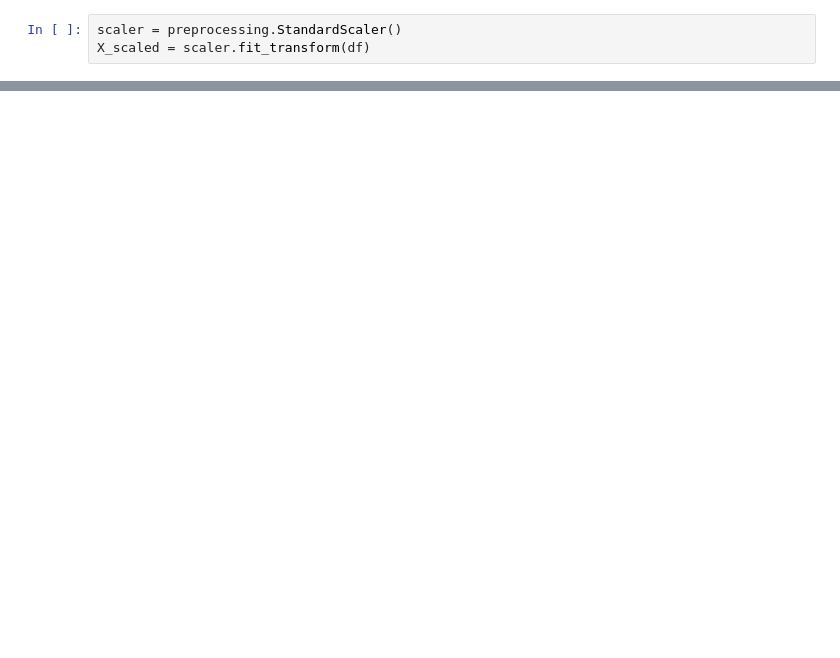
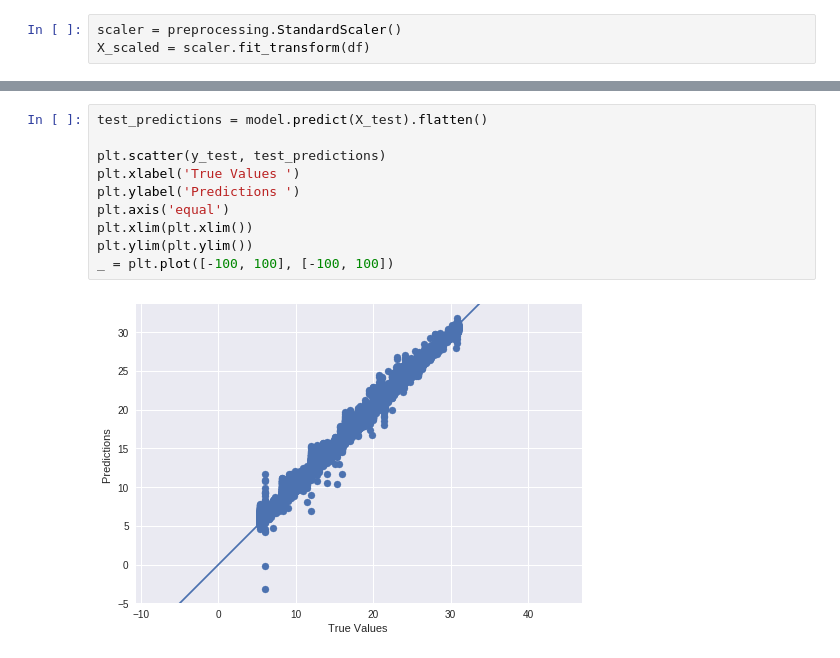
Before and after one commit to shripal7/SmartLending, a Jupyter notebook: src/tensorflow/neural_network.ipynb, the cells around one changed output, grey strips where cells are left out. Cells and saved outputs as stored; diff of their text form; blank space fills up the shorter version.

```diff
--- a/src/tensorflow/neural_network.ipynb
+++ b/src/tensorflow/neural_network.ipynb
@@ -149,0 +146,12 @@ history = model.fit(X_train, y_train, epochs=EPOCHS,
+# %%
+test_predictions = model.predict(X_test).flatten()
+
+plt.scatter(y_test, test_predictions)
+plt.xlabel('True Values ')
+plt.ylabel('Predictions ')
+plt.axis('equal')
+plt.xlim(plt.xlim())
+plt.ylim(plt.ylim())
+_ = plt.plot([-100, 100], [-100, 100])
+# %% [output]
+[figure, added]
```
Also changed, not shown: parts of 21 cells of this notebook.
